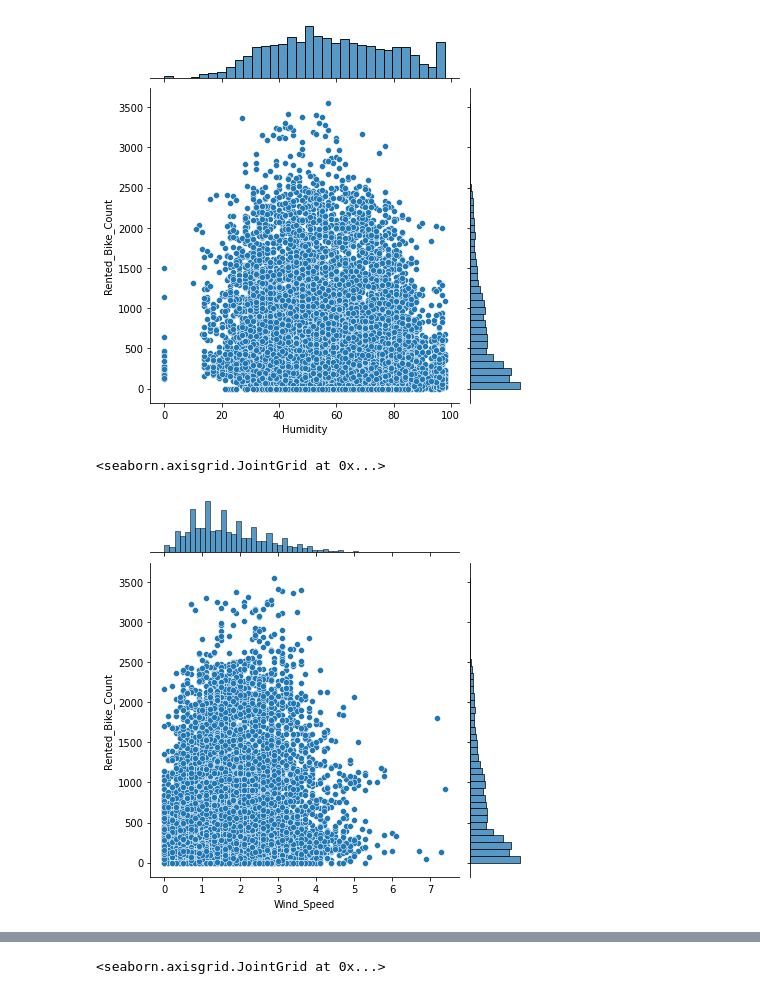
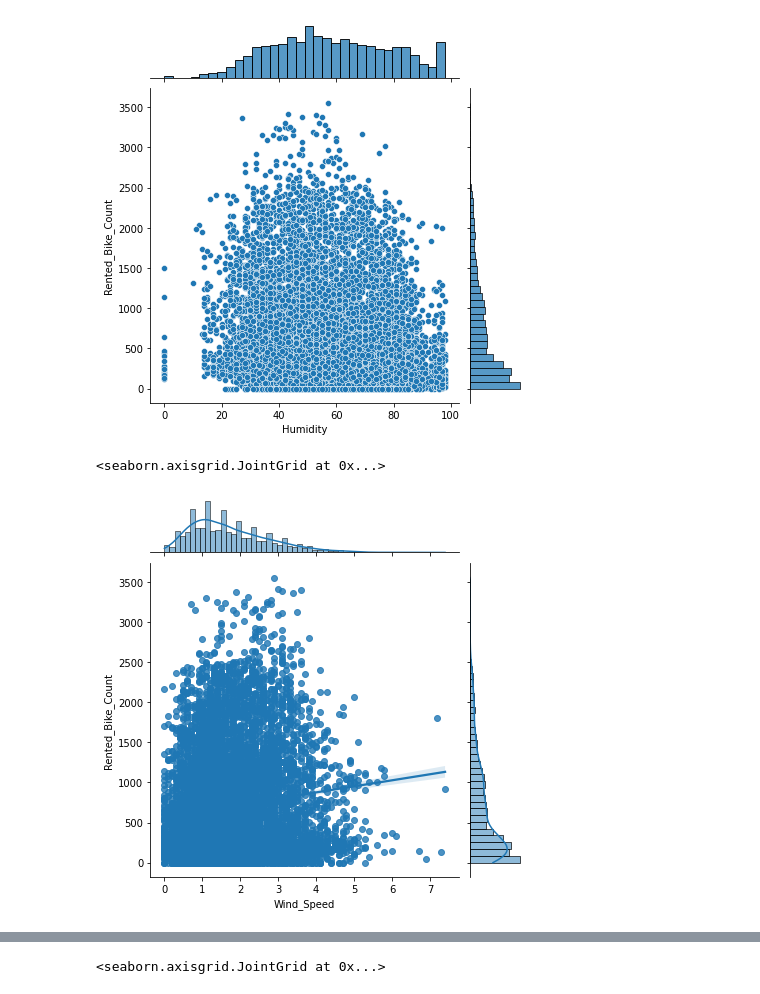
Before and after one commit to ramrakhyaniRiya/Capstone_2, a Jupyter notebook: Copy_of_Bike_Sharing_Demand_Prediction_Capstone_Project.ipynb, the cells around one changed output, grey strips where cells are left out. Cells and saved outputs as stored; diff of their text form; code cells hidden in the pictures.

```diff
--- a/Copy_of_Bike_Sharing_Demand_Prediction_Capstone_Project.ipynb
+++ b/Copy_of_Bike_Sharing_Demand_Prediction_Capstone_Project.ipynb
@@ -289,7 +379,7 @@ sns.jointplot(data=df, x="Humidity", y="Rented_Bike_Count")
 <seaborn.axisgrid.JointGrid at 0x...>
 [figure]
 # %%
-sns.jointplot(data=df, x="Wind_Speed", y="Rented_Bike_Count")
+sns.jointplot(data=df, x="Wind_Speed", y="Rented_Bike_Count",kind='reg')
 # %% [output]
 <seaborn.axisgrid.JointGrid at 0x...>
-[figure, old version]
+[figure, new version]
```
Also changed, not shown: parts of 49 cells of this notebook.
